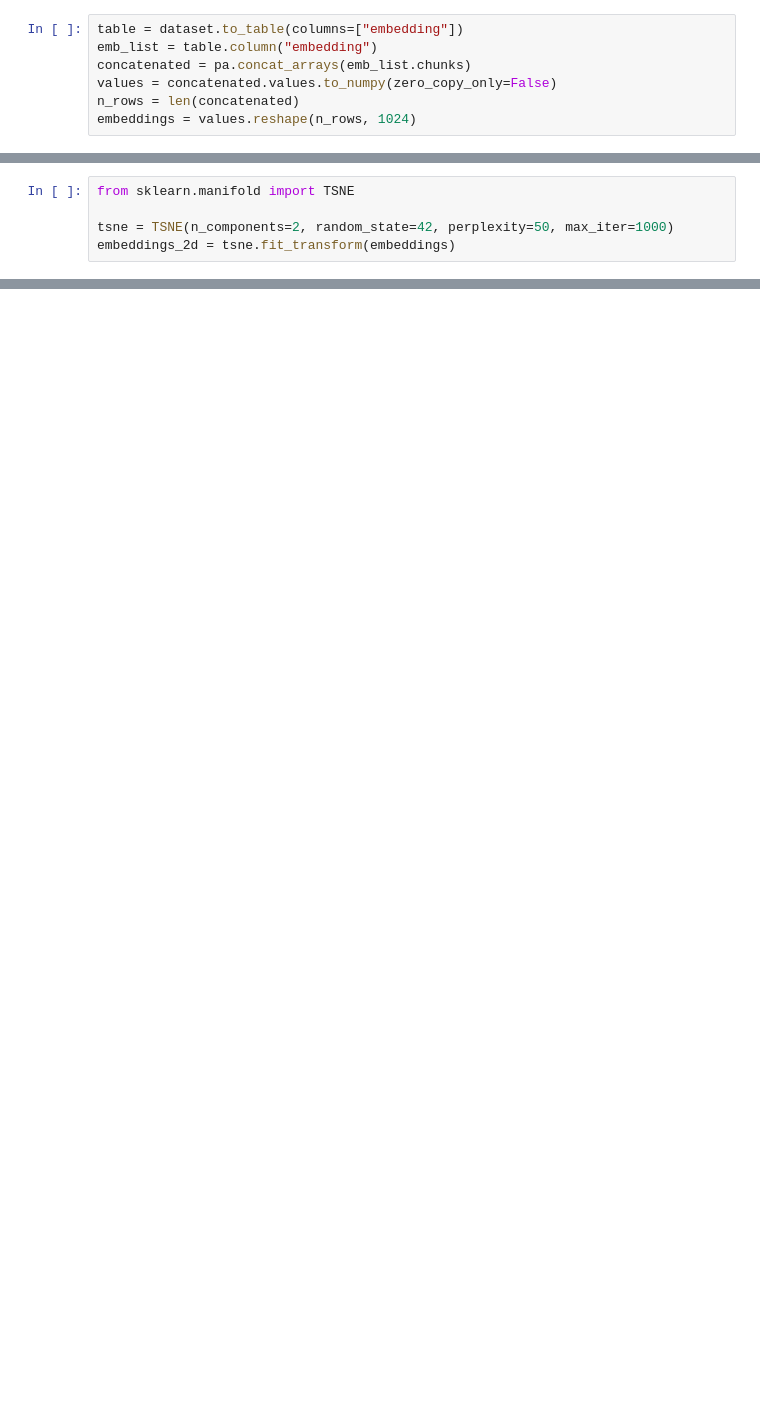
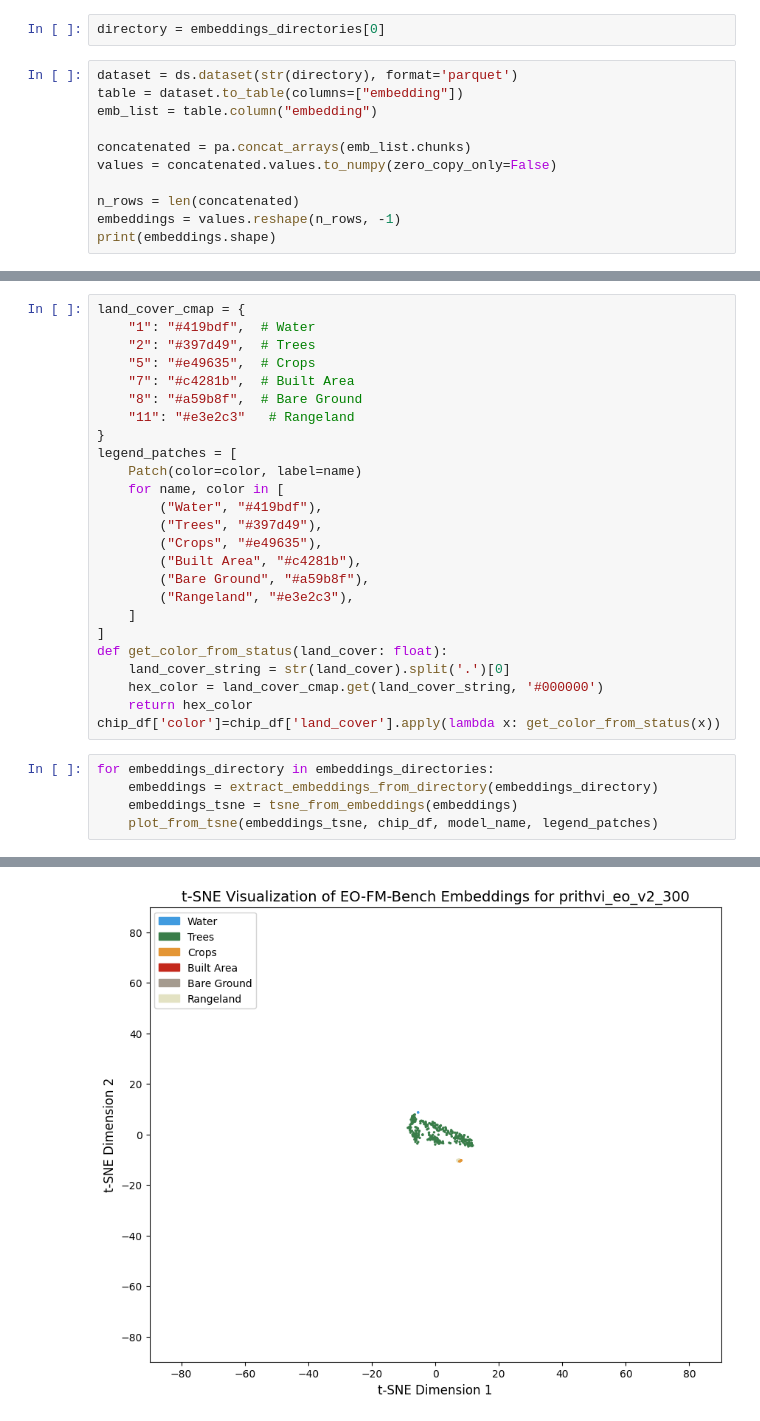
Before and after one commit to ClarkCGA/gelos, a Jupyter notebook: notebooks/05_dwg_visualizeembeddings.ipynb, the cells around one changed output, grey strips where cells are left out. Cells and saved outputs as stored; diff of their text form; blank space fills up the shorter version.

Commit message:
improved visualization and embedding generation code

```diff
--- a/notebooks/05_dwg_visualizeembeddings.ipynb
+++ b/notebooks/05_dwg_visualizeembeddings.ipynb
@@ -14,7 +54,13 @@ dataset = ds.dataset(str(data_dir), format='parquet')
+# %%
+directory = embeddings_directories[0]
 # %%
+dataset = ds.dataset(str(directory), format='parquet')
 table = dataset.to_table(columns=["embedding"])
 emb_list = table.column("embedding")
+
 concatenated = pa.concat_arrays(emb_list.chunks)
 values = concatenated.values.to_numpy(zero_copy_only=False)
+
 n_rows = len(concatenated)
-embeddings = values.reshape(n_rows, 1024)
+embeddings = values.reshape(n_rows, -1)
+print(embeddings.shape)
@@ -21,5 +68,0 @@ embeddings = values.reshape(n_rows, 1024)
-# %%
-from sklearn.manifold import TSNE
-
-tsne = TSNE(n_components=2, random_state=42, perplexity=50, max_iter=1000)
-embeddings_2d = tsne.fit_transform(embeddings)
@@ -44,0 +124,31 @@ plt.show()
+# %%
+land_cover_cmap = {
+    "1": "#419bdf",  # Water
+    "2": "#397d49",  # Trees
+    "5": "#e49635",  # Crops
+    "7": "#c4281b",  # Built Area
+    "8": "#a59b8f",  # Bare Ground
+    "11": "#e3e2c3"   # Rangeland
+}
+legend_patches = [
+    Patch(color=color, label=name)
+    for name, color in [
+        ("Water", "#419bdf"),
+        ("Trees", "#397d49"),
+        ("Crops", "#e49635"),
+        ("Built Area", "#c4281b"),
+        ("Bare Ground", "#a59b8f"),
+        ("Rangeland", "#e3e2c3"),
+    ]
+]
+def get_color_from_status(land_cover: float):
+    land_cover_string = str(land_cover).split('.')[0]
+    hex_color = land_cover_cmap.get(land_cover_string, '#000000')
+    return hex_color
+chip_df['color']=chip_df['land_cover'].apply(lambda x: get_color_from_status(x))
+# %%
+for embeddings_directory in embeddings_directories:
+    embeddings = extract_embeddings_from_directory(embeddings_directory)
+    embeddings_tsne = tsne_from_embeddings(embeddings)
+    plot_from_tsne(embeddings_tsne, chip_df, model_name, legend_patches)
+# %% [output]
@@ -44,0 +156 @@ plt.show()
+[figure, added]
```
Also changed, not shown: parts of 13 cells of this notebook, 12 other files.
